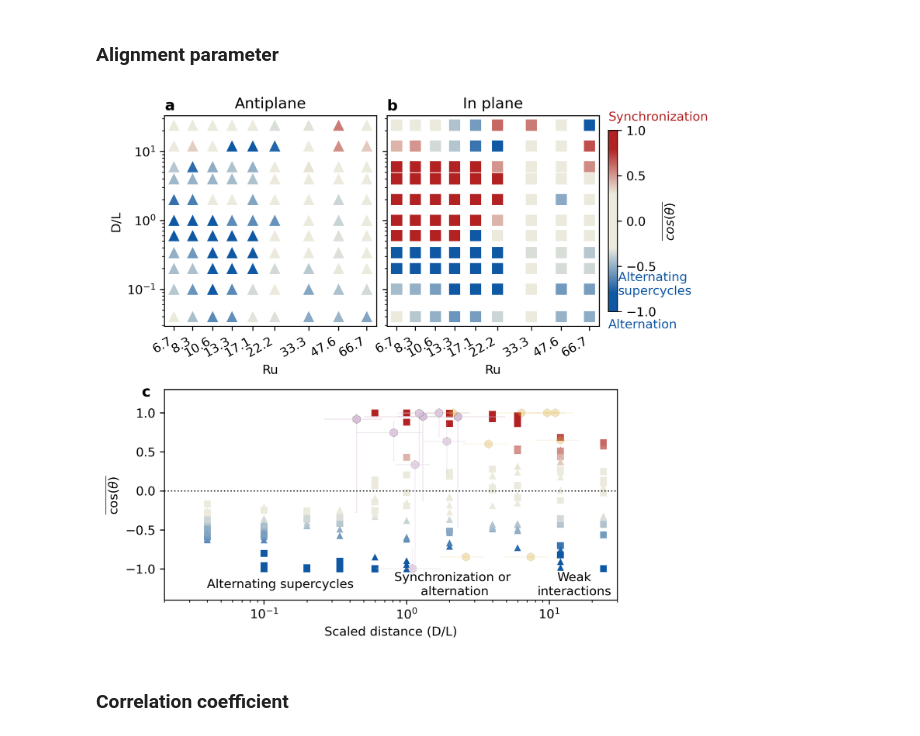
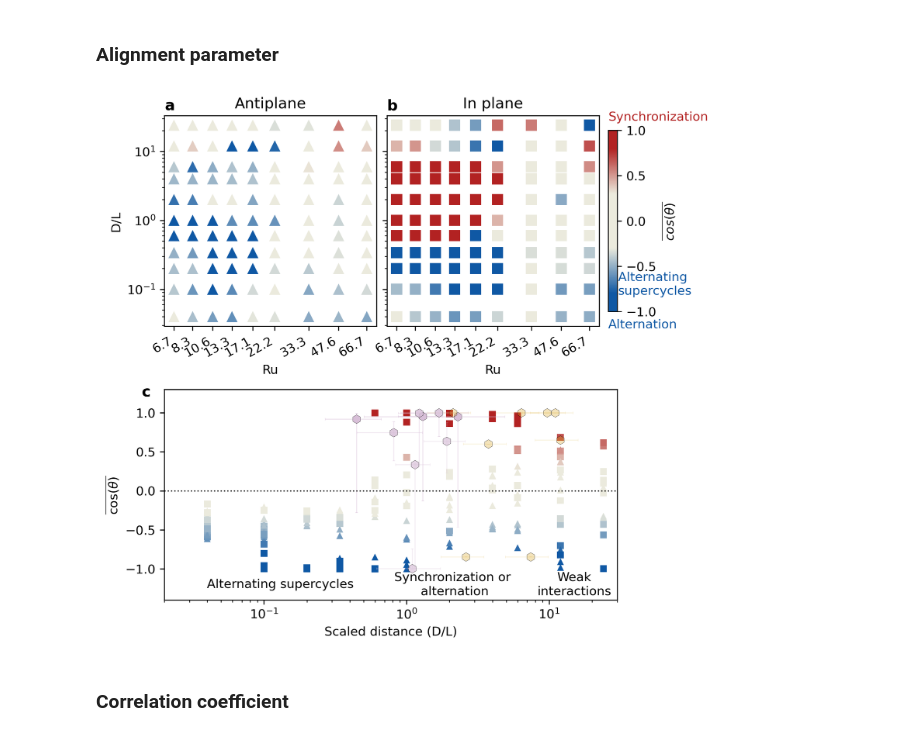
Before and after one commit to absrp/two_fault_interactions, a Jupyter notebook: corr_metrics_stress_analysis.ipynb, the cells around one changed output. Drawn from its saved outputs; the diff is of its cells as text; code cells hidden in the pictures.

Commit message:
improved edge visibility for the natural datasets

```diff
--- a/corr_metrics_stress_analysis.ipynb
+++ b/corr_metrics_stress_analysis.ipynb
@@ -48,7 +52,6 @@ order_parameter = pd.read_csv("code_output_data/order_parameter_event_times.csv"
 fig = plt.figure(figsize=(6.5, 7), dpi=300)
 gs = gridspec.GridSpec(2, 2, height_ratios=[1, 1], hspace=0.3, wspace=0.05)
 
-# Top row axes
 ax1 = fig.add_subplot(gs[0, 0])
 ax2 = fig.add_subplot(gs[0, 1])
 ax3 = fig.add_subplot(gs[1, :])
@@ -154,12 +157,12 @@ for _, row in corr_data.iterrows():
         s=30,
     )
 
-# filter to fault1-as-reference rows only (fault2-as-reference goes in supplement)
+# f1 as reference
 paleo_chrono_alignment_DL_main = paleo_chrono_alignment_DL[
     paleo_chrono_alignment_DL["reference_fault"] == paleo_chrono_alignment_DL["Fault 1"]
 ].reset_index(drop=True)
 
-# average event count per fault pair, normalised to [ALPHA_FLOOR, 1.0]
+# average event count per fault pair, normalised to [ALPHA_FLOOR, 1.0] for transparencty of scatter dots
 paleo_chrono_alignment_DL_main["n_avg"] = (
     paleo_chrono_alignment_DL_main["n_fault1"]
     + paleo_chrono_alignment_DL_main["n_fault2"]
@@ -203,10 +206,17 @@ for _, row in paleo_chrono_alignment_DL_main.iterrows():
         capthick=0,
         elinewidth=0.8,
         markeredgecolor="k",
-        markeredgewidth=0.1,
+        markeredgewidth=0.2,
     )
 
-    errplot[0].set_alpha(a_marker)
+    marker_line = errplot[0]
+    face_rgba = list(mcolors.to_rgba(row["color"]))
+    face_rgba[3] = a_marker
+    marker_line.set_markerfacecolor(face_rgba)
+    edge_rgba = list(mcolors.to_rgba("k"))
+    edge_rgba[3] = 0.8
+    marker_line.set_markeredgecolor(edge_rgba)
+
     for bar in errplot[1]:
         bar.set_alpha(a_marker)
     for cap in errplot[2]:
@@ -232,34 +242,34 @@ ax1.text(
     fontweight="bold",
     va="top",
     ha="right",
 )
 ax2.text(
     0.05,
     1.08,
     "b",
     transform=ax2.transAxes,
     fontsize=12,
     fontweight="bold",
     va="top",
     ha="right",
 )
 ax3.text(
     -0.03,
     1.02,
     "c",
     transform=ax3.transAxes,
     fontsize=12,
     fontweight="bold",
     va="top",
     ha="right",
 )
 
 plt.savefig(
     "Summary figures/interevent_order_plots_tables/alignment_antiplane_inplane.png",
     bbox_inches="tight",
 )
 # %% [output]
-[figure, old version]
+[figure, new version]
 # %% [markdown]
 ### Correlation coefficient
 # %%
```
Also changed, not shown: parts of 2 cells of this notebook.
